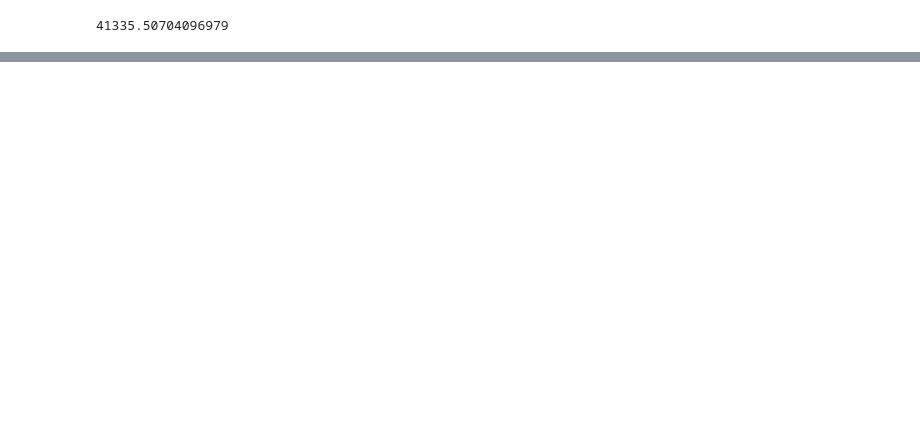
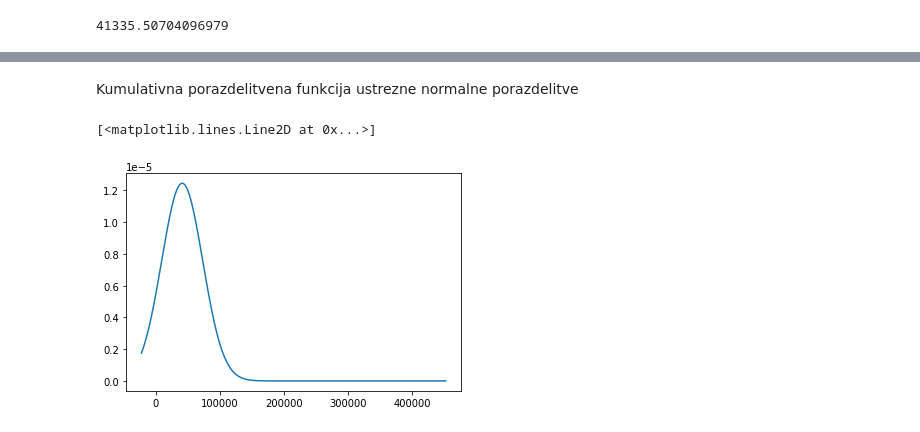
Before and after one commit to gajajamnik/stata_projektna, a Jupyter notebook: Naloga1.ipynb, the cells around one changed output, grey strips where cells are left out. Drawn from its saved outputs; the diff is of its cells as text; code cells hidden in the pictures; blank space fills up the shorter version.

```diff
--- a/Naloga1.ipynb
+++ b/Naloga1.ipynb
@@ -84,11 +71,0 @@ Kibergrad_urejen
-# %%
-#sutvarimo seznam razredov
-seznam = []
-for i in range(1, 22):
-    for j in range(1, 2001):
-        seznam.append(i)
-
-for i in range(1, 1887):
-    seznam.append(22)
-
-seznam
@@ -158,11 +71,0 @@ povprecje_dohodkov.plot.bar(x='razred', y='dohodek')
-# %%
-#seznam povprečji, ki ga bomo dodali v razpredelnico Kibergrad_urejen
-povprecje = []
-for j in range(21):
-    for i in range(2000):
-        n = povprecje_dohodkov.iloc[j]
-        povprecje.append(n)
-for j in range(1886):
-    povprecje.append(povprecje_dohodkov.iloc[21])
-
-povprecje[-1]
@@ -242,0 +162,12 @@ plt.show()
+# %% [markdown]
+Kumulativna porazdelitvena funkcija ustrezne normalne porazdelitve
+# %%
+x = numpy.linspace(m, M, 10000)
+y = []
+for i in x:
+    y.append(statistics.NormalDist(povprecje, standardni_odklon).pdf(i))
+
+plt.plot(x, y)
+# %% [output]
+[<matplotlib.lines.Line2D at 0x...>]
+[figure, added]
```
Also changed, not shown: parts of 64 cells of this notebook.
